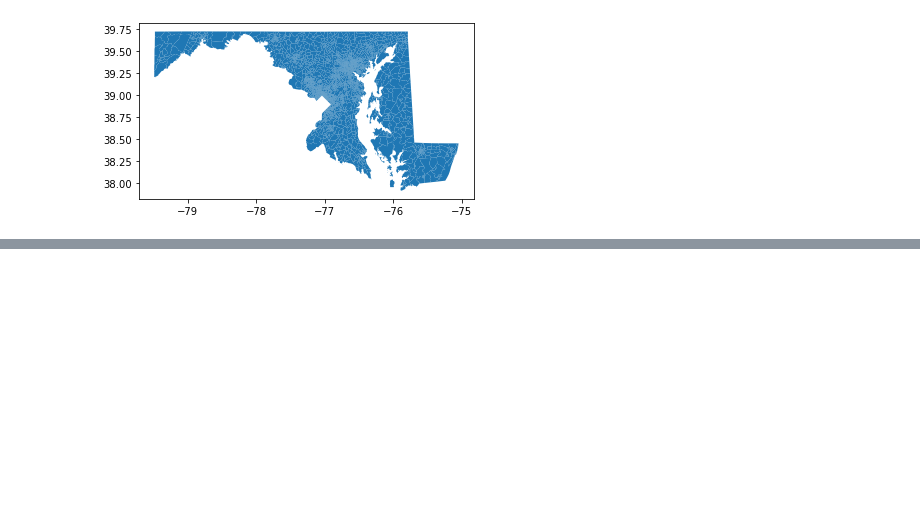
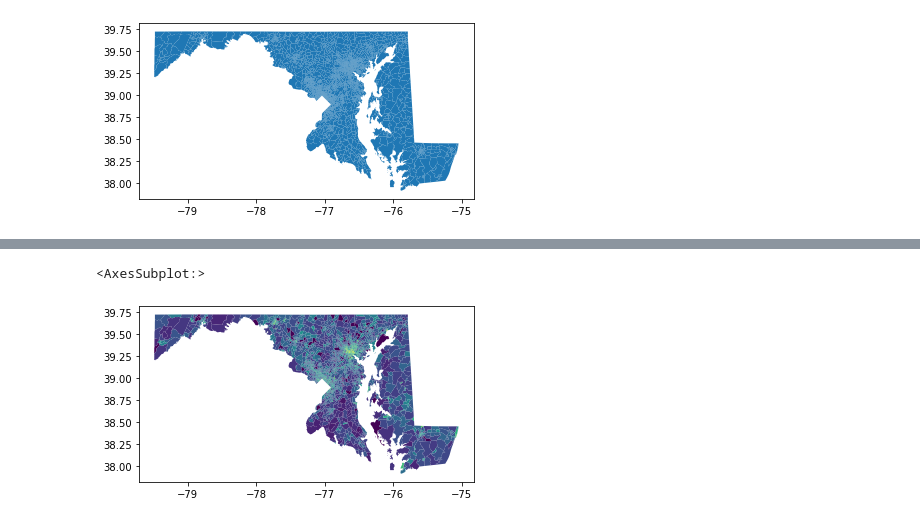
Before and after one commit to asrenninger/mega, a Jupyter notebook: python/osmnx.ipynb, the cells around one changed output, grey strips where cells are left out. Saved outputs shown, nothing was run; the diff lists cells and outputs as text; code cells hidden in the pictures; blank space fills up the shorter version.

Commit message:
Completed Maryland

```diff
--- a/python/osmnx.ipynb
+++ b/python/osmnx.ipynb
@@ -204,3 +207,8 @@ results = pd.DataFrame(results).T
-# %%
-maryland['grid_index'] = results['grid_index']
-maryland.plot('grid_index')
+# %%
+right = results.reset_index()
+left = maryland.merge(right, how='left', left_on='GEOID', right_on='index').drop(['index'], axis=1)
+# %%
+left.plot('grid_index')
+# %% [output]
+<AxesSubplot:>
+[figure, added]
```
Also changed, not shown: parts of 1 cell of this notebook.
